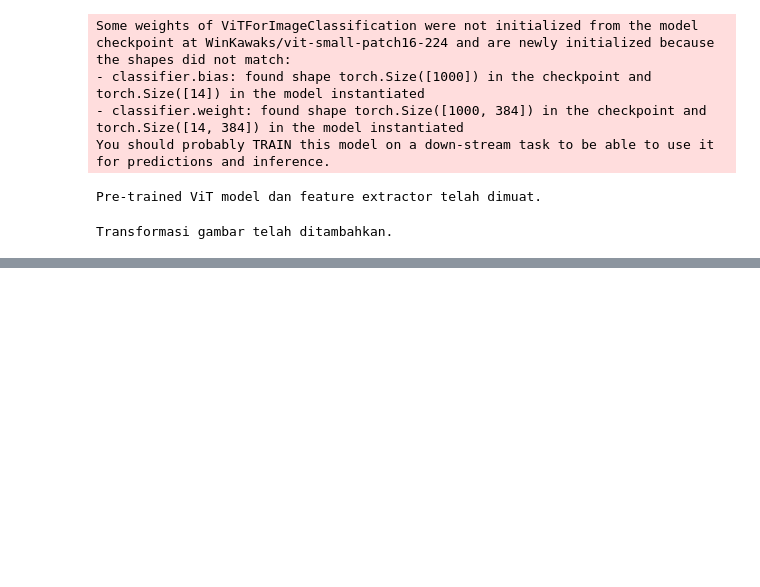
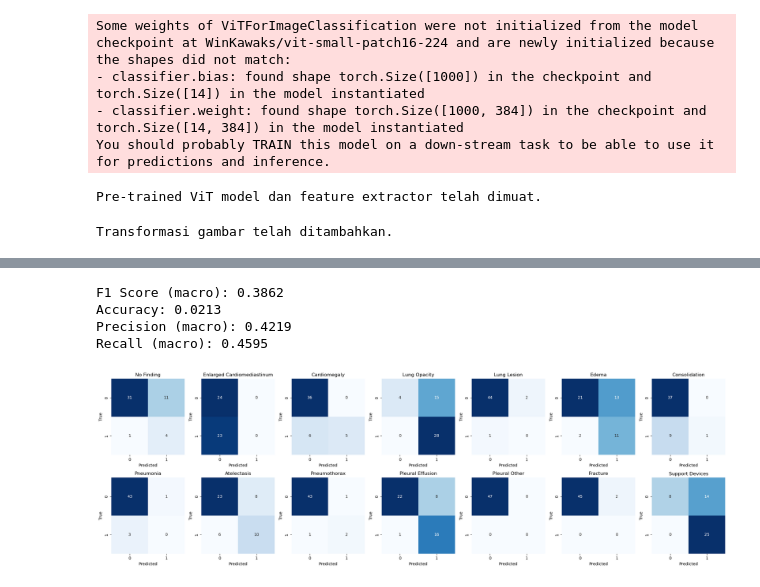
Before and after one commit to RafiHaqul/vit_multi_lung_class_HIDUP_JOKOWI, a Jupyter notebook: 1.ipynb, the cells around one changed output, grey strips where cells are left out. Cells and saved outputs as stored; diff of their text form; code cells hidden in the pictures; blank space fills up the shorter version.

```diff
--- a/1.ipynb
+++ b/1.ipynb
@@ -360,0 +499,58 @@ KeyboardInterrupt:
+# %%
+from sklearn.metrics import f1_score, accuracy_score, precision_score, recall_score
+
+# Kumpulkan prediksi dan target dari seluruh test set
+all_targets = []
+all_preds = []
+
+model.eval()
+with torch.no_grad():
+    for images, targets in test_loader:
+        images = images.to(device)
+        targets = targets.cpu().numpy()
+        logits = model(images).logits
+        probs = torch.sigmoid(logits).cpu().numpy()
+        preds = (probs > 0.5).astype(int)
+        all_targets.append(targets)
+        all_preds.append(preds)
+
+all_targets = np.concatenate(all_targets, axis=0)
+all_preds = np.concatenate(all_preds, axis=0)
+
+# Multi-label metrics (average='macro' or 'micro')
+f1 = f1_score(all_targets, all_preds, average='macro', zero_division=0)
+accuracy = accuracy_score(all_targets, all_preds)
+precision = precision_score(all_targets, all_preds, average='macro', zero_division=0)
+recall = recall_score(all_targets, all_preds, average='macro', zero_division=0)
+
+print(f"F1 Score (macro): {f1:.4f}")
+print(f"Accuracy: {accuracy:.4f}")
+print(f"Precision (macro): {precision:.4f}")
+print(f"Recall (macro): {recall:.4f}")
+# %% [output]
+F1 Score (macro): 0.3862
+Accuracy: 0.0213
+Precision (macro): 0.4219
+Recall (macro): 0.4595
+# %%
+import seaborn as sns
+from sklearn.metrics import multilabel_confusion_matrix
+
+import matplotlib.pyplot as plt
+
+# Hitung confusion matrix untuk setiap label
+cm = multilabel_confusion_matrix(all_targets, all_preds)
+
+fig, axes = plt.subplots(2, 7, figsize=(22, 7))
+axes = axes.flatten()
+
+for i, (ax, label) in enumerate(zip(axes, label_columns)):
+    sns.heatmap(cm[i], annot=True, fmt='d', cmap='Blues', cbar=False, ax=ax)
+    ax.set_title(label)
+    ax.set_xlabel('Predicted')
+    ax.set_ylabel('True')
+
+plt.tight_layout()
+plt.show()
+# %% [output]
+[figure, added]
```
Also changed, not shown: parts of 10 cells of this notebook, 1 other file.
